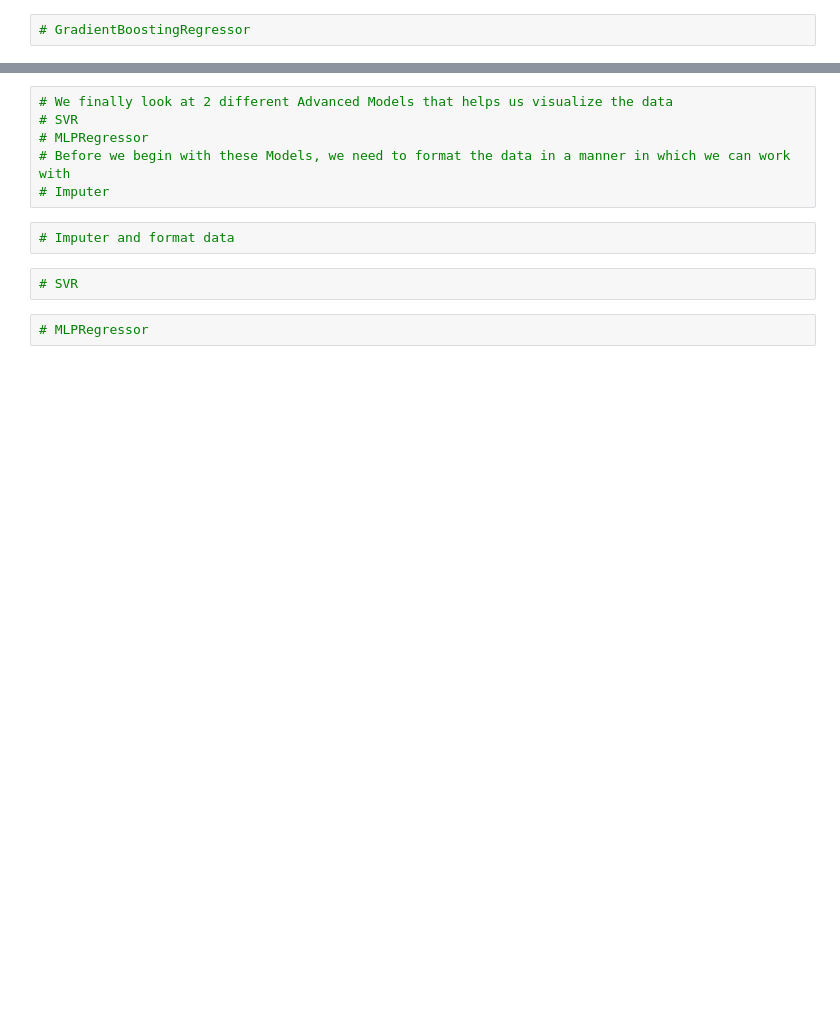
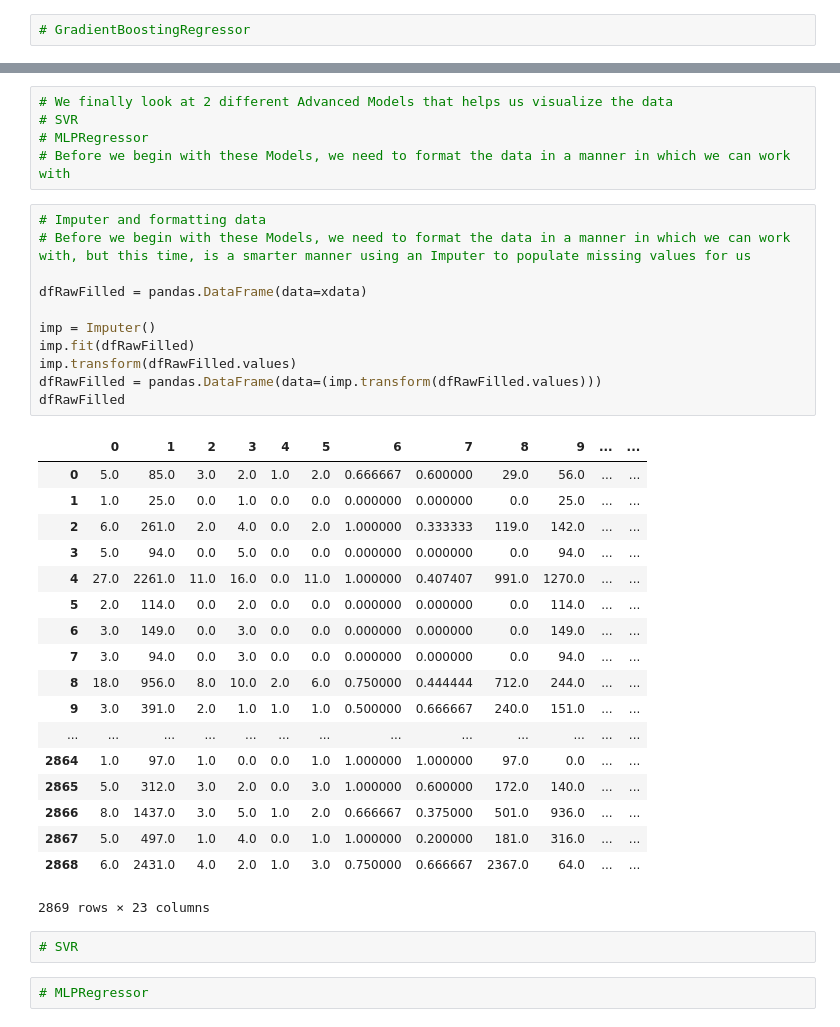
Before and after one commit to mobouzari/MLIndependentStudy, a Jupyter notebook: Predictions.ipynb, the cells around one changed output, grey strips where cells are left out. Cells and saved outputs as stored; diff of their text form; blank space fills up the shorter version.

```diff
--- a/Predictions.ipynb
+++ b/Predictions.ipynb
@@ -293,9 +310,36 @@ plt.legend()
 # SVR
 # MLPRegressor
 # Before we begin with these Models, we need to format the data in a manner in which we can work with
-# Imputer
-# %%
-# Imputer and format data
+# %%
+# Imputer and formatting data
+# Before we begin with these Models, we need to format the data in a manner in which we can work with, but this time, is a smarter manner using an Imputer to populate missing values for us
+
+dfRawFilled = pandas.DataFrame(data=xdata)
+
+imp = Imputer()
+imp.fit(dfRawFilled)
+imp.transform(dfRawFilled.values)
+dfRawFilled = pandas.DataFrame(data=(imp.transform(dfRawFilled.values)))
+dfRawFilled
+# %% [output]
+|  | 0 | 1 | 2 | 3 | 4 | 5 | 6 | 7 | 8 | 9 | ... | ... |
+| 0 | 5.0 | 85.0 | 3.0 | 2.0 | 1.0 | 2.0 | 0.666667 | 0.600000 | 29.0 | 56.0 | ... | ... |
+| 1 | 1.0 | 25.0 | 0.0 | 1.0 | 0.0 | 0.0 | 0.000000 | 0.000000 | 0.0 | 25.0 | ... | ... |
+| 2 | 6.0 | 261.0 | 2.0 | 4.0 | 0.0 | 2.0 | 1.000000 | 0.333333 | 119.0 | 142.0 | ... | ... |
+| 3 | 5.0 | 94.0 | 0.0 | 5.0 | 0.0 | 0.0 | 0.000000 | 0.000000 | 0.0 | 94.0 | ... | ... |
+| 4 | 27.0 | 2261.0 | 11.0 | 16.0 | 0.0 | 11.0 | 1.000000 | 0.407407 | 991.0 | 1270.0 | ... | ... |
+| 5 | 2.0 | 114.0 | 0.0 | 2.0 | 0.0 | 0.0 | 0.000000 | 0.000000 | 0.0 | 114.0 | ... | ... |
+| 6 | 3.0 | 149.0 | 0.0 | 3.0 | 0.0 | 0.0 | 0.000000 | 0.000000 | 0.0 | 149.0 | ... | ... |
+| 7 | 3.0 | 94.0 | 0.0 | 3.0 | 0.0 | 0.0 | 0.000000 | 0.000000 | 0.0 | 94.0 | ... | ... |
+| 8 | 18.0 | 956.0 | 8.0 | 10.0 | 2.0 | 6.0 | 0.750000 | 0.444444 | 712.0 | 244.0 | ... | ... |
+| 9 | 3.0 | 391.0 | 2.0 | 1.0 | 1.0 | 1.0 | 0.500000 | 0.666667 | 240.0 | 151.0 | ... | ... |
+| ... | ... | ... | ... | ... | ... | ... | ... | ... | ... | ... | ... | ... |
+| 2864 | 1.0 | 97.0 | 1.0 | 0.0 | 0.0 | 1.0 | 1.000000 | 1.000000 | 97.0 | 0.0 | ... | ... |
+| 2865 | 5.0 | 312.0 | 3.0 | 2.0 | 0.0 | 3.0 | 1.000000 | 0.600000 | 172.0 | 140.0 | ... | ... |
+| 2866 | 8.0 | 1437.0 | 3.0 | 5.0 | 1.0 | 2.0 | 0.666667 | 0.375000 | 501.0 | 936.0 | ... | ... |
+| 2867 | 5.0 | 497.0 | 1.0 | 4.0 | 0.0 | 1.0 | 1.000000 | 0.200000 | 181.0 | 316.0 | ... | ... |
+| 2868 | 6.0 | 2431.0 | 4.0 | 2.0 | 1.0 | 3.0 | 0.750000 | 0.666667 | 2367.0 | 64.0 | ... | ... |
+2869 rows × 23 columns
 # %%
 # SVR
 # %%
```
Also changed, not shown: parts of 18 cells of this notebook.
